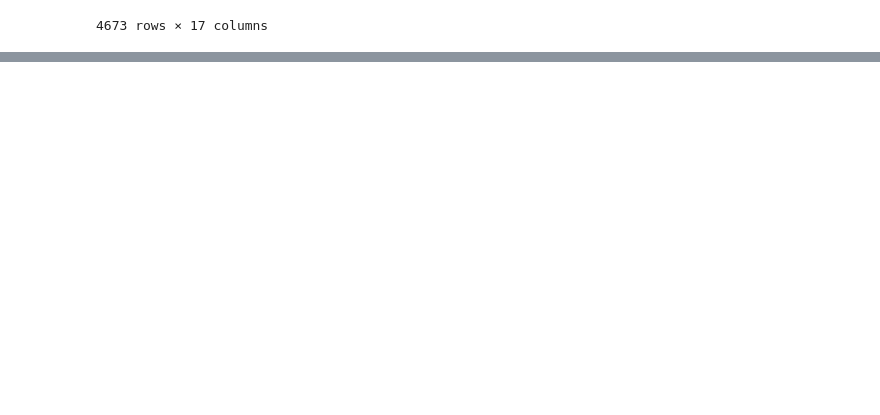
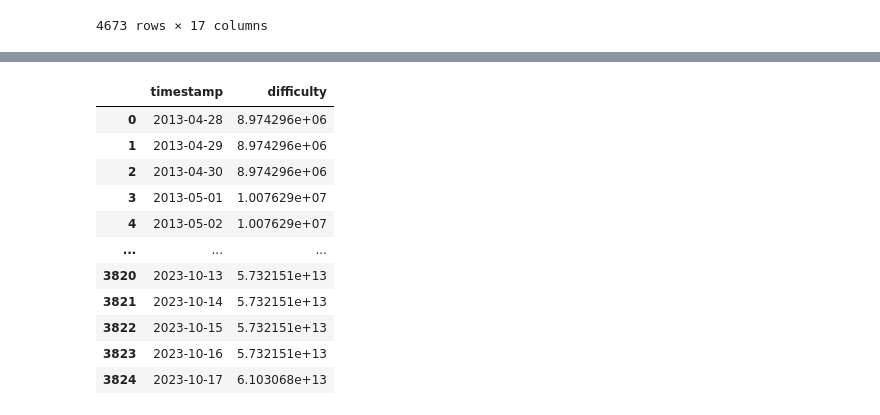
Before and after one commit to ThomasMeb/Alla2, a Jupyter notebook: data_mining.ipynb, the cells around one changed output, grey strips where cells are left out. Cells and saved outputs as stored; diff of their text form; code cells hidden in the pictures; blank space fills up the shorter version.

```diff
--- a/data_mining.ipynb
+++ b/data_mining.ipynb
@@ -901,0 +922,92 @@ btc_data
+# %%
+import requests
+import json
+
+# URL de l'endpoint GraphQL de Bitquery
+url = "https://graphql.bitquery.io/"
+
+api_key = input("Enter yout bitquery API key :")
+
+# Headers de la requête
+headers = {
+    "Content-Type": "application/json",
+    "X-API-KEY": api_key
+}
+
+# Dates de début et de fin
+start_date = datetime.strptime("2023-10-13", "%Y-%m-%d")
+end_date = datetime.now()
+
+# Créer une liste pour stocker les nouvelles données
+new_data = []
+
+# Boucle sur chaque jour entre start_date et end_date
+current_date = start_date
+while current_date <= end_date:
+    # Convertir les dates en chaînes de caractères au format ISO 8601
+    since = current_date.strftime("%Y-%m-%dT00:00:00Z")  # Minuit du jour courant
+    till = (current_date + timedelta(hours=2)).strftime("%Y-%m-%dT02:00:00Z")  # 02 du jour courant
+
+
+      # Votre requête GraphQL
+    query = f"""
+    {{
+      bitcoin(network: bitcoin) {{
+        blocks(time: {{since: "{since}", till: "{till}"}}) {{
+          timestamp {{
+            time(format: "%Y-%m-%d")
+          }}
+          difficulty
+        }}
+      }}
+    }}
+    """
+
+    # Effectuer la requête
+    response = requests.post(url, headers=headers, data=json.dumps({"query": query}))
+
+    # Vérifier si la requête a réussi
+    if response.status_code == 200:
+        # Extraire les données
+        blocks = response.json()['data']['bitcoin']['blocks']
+        if blocks:
+            # Ajouter les données à la liste new_data
+            block = blocks[0]
+            new_data.append([block['timestamp']['time'], block['difficulty']])
+    elif response.status_code == 429:
+        # Attendre et réessayer
+        print("Trop de requêtes, en attente...")
+        time.sleep(10)  # Attendre 10 secondes avant de réessayer
+        continue  # Réessayer la même requête
+    else:
+        # Afficher l'erreur
+        print("Erreur :", response.status_code)
+        print(response.text)
+
+    # Passer au jour suivant
+    current_date += timedelta(days=1)
+
+    # Attendre avant la prochaine requête pour éviter de dépasser la limite de taux
+    time.sleep(1)  # Attendre 1 seconde avant la prochaine requête
+
+# Convertir les nouvelles données en DataFrame
+new_dif = pd.DataFrame(new_data, columns=['timestamp', 'difficulty'])
+
+# Ajouter les nouvelles données au dataframe original `dif`
+difficulty = pd.concat([dif, new_dif], ignore_index=True)
+
+# Afficher le DataFrame mis à jour
+difficulty
+# %% [output]
+|  | timestamp | difficulty |
+| 0 | 2013-04-28 | 8.974296e+06 |
+| 1 | 2013-04-29 | 8.974296e+06 |
+| 2 | 2013-04-30 | 8.974296e+06 |
+| 3 | 2013-05-01 | 1.007629e+07 |
+| 4 | 2013-05-02 | 1.007629e+07 |
+| ... | ... | ... |
+| 3820 | 2023-10-13 | 5.732151e+13 |
+| 3821 | 2023-10-14 | 5.732151e+13 |
+| 3822 | 2023-10-15 | 5.732151e+13 |
+| 3823 | 2023-10-16 | 5.732151e+13 |
+| 3824 | 2023-10-17 | 6.103068e+13 |
```
Also changed, not shown: parts of 24 cells of this notebook, 2 other files.
